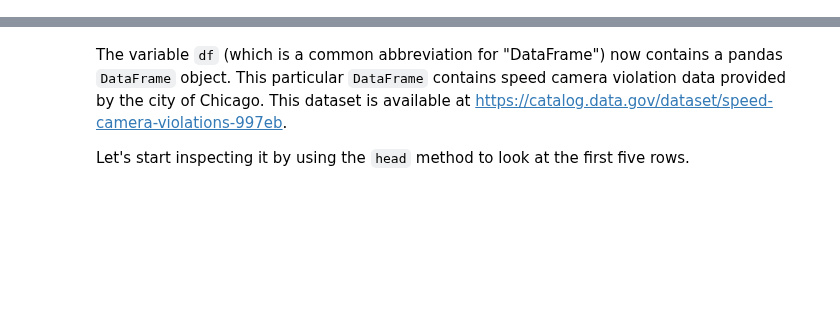
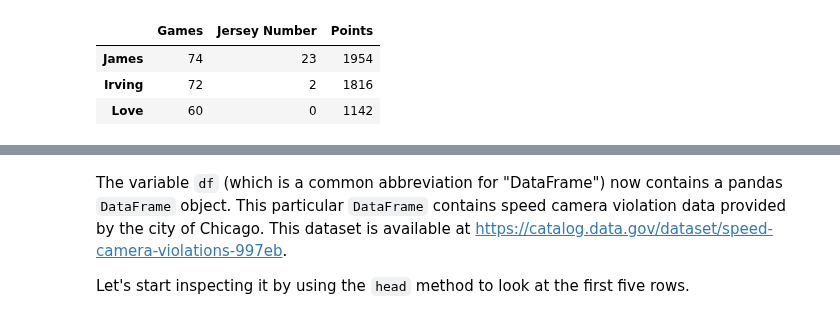
Before and after one commit to nuitrcs/pythonworkshops, a Jupyter notebook: dataanalysis/pandas/Lesson 1 - Basics.ipynb, the cells around one changed output, grey strips where cells are left out. Drawn from its saved outputs; the diff is of its cells as text; code cells hidden in the pictures; blank space fills up the shorter version.

```diff
--- a/dataanalysis/pandas/Lesson 1 - Basics.ipynb
+++ b/dataanalysis/pandas/Lesson 1 - Basics.ipynb
@@ -13,0 +23,15 @@ import pandas as pd
+# %%
+index = ['James', 'Irving', 'Love']
+
+data = {
+    'Jersey Number': [23, 2, 0],
+    'Points': [1954, 1816, 1142],
+    'Games': [74, 72, 60],
+}
+
+pd.DataFrame(data, index=index)
+# %% [output]
+|  | Games | Jersey Number | Points |
+| James | 74 | 23 | 1954 |
+| Irving | 72 | 2 | 1816 |
+| Love | 60 | 0 | 1142 |
```
Also changed, not shown: parts of 9 cells of this notebook.
